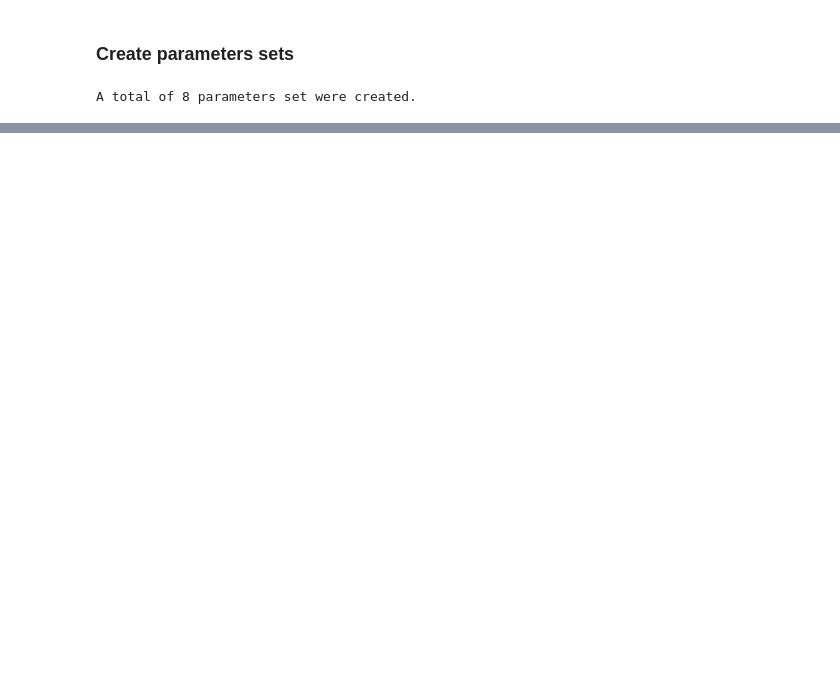
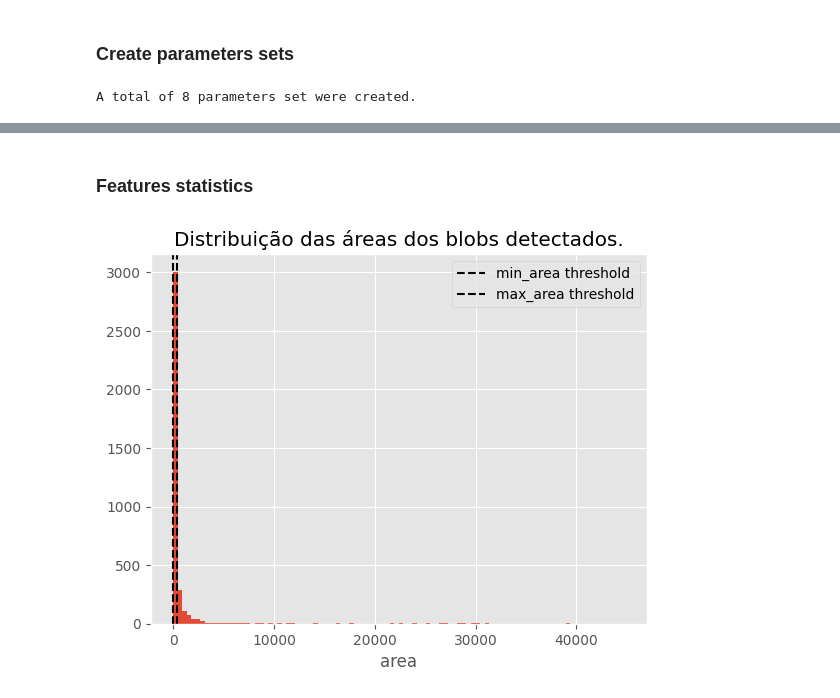
Before and after one commit to AnthonyAposta/sidewall-coring-detection, a Jupyter notebook: image_log_project/optimize_coring_detector.ipynb, the cells around one changed output, grey strips where cells are left out. Cells and saved outputs as stored; diff of their text form; code cells hidden in the pictures; blank space fills up the shorter version.

```diff
--- a/image_log_project/optimize_coring_detector.ipynb
+++ b/image_log_project/optimize_coring_detector.ipynb
@@ -147,0 +272,18 @@ output
+# %% [markdown]
+### Features statistics
+# %%
+plt.style.use('ggplot')
+# %%
+roudness = train_detecor.roundness
+area = train_detecor.contour_areas
+
+plt.hist(area, bins=100)
+plt.axvline(x=0.5, color='black', linestyle='--', label='min_area threshold')
+plt.axvline(x=400, color='black', linestyle='--', label='max_area threshold')
+plt.xlabel('area')
+# plt.xlim(0, 1000)
+plt.title("Distribuição das áreas dos blobs detectados.")
+plt.legend()
+plt.show()
+# %% [output]
+[figure, added]
```
Also changed, not shown: parts of 32 cells of this notebook, 5 other files.
